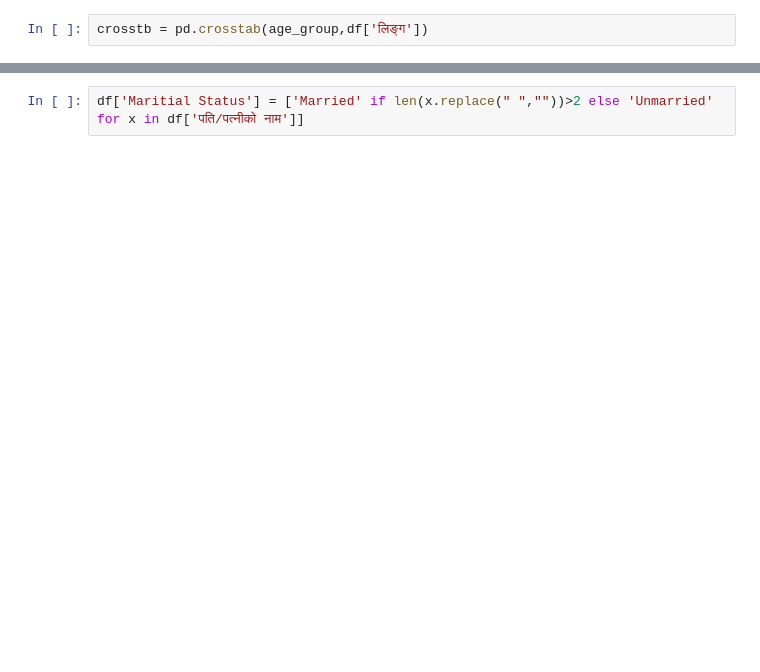
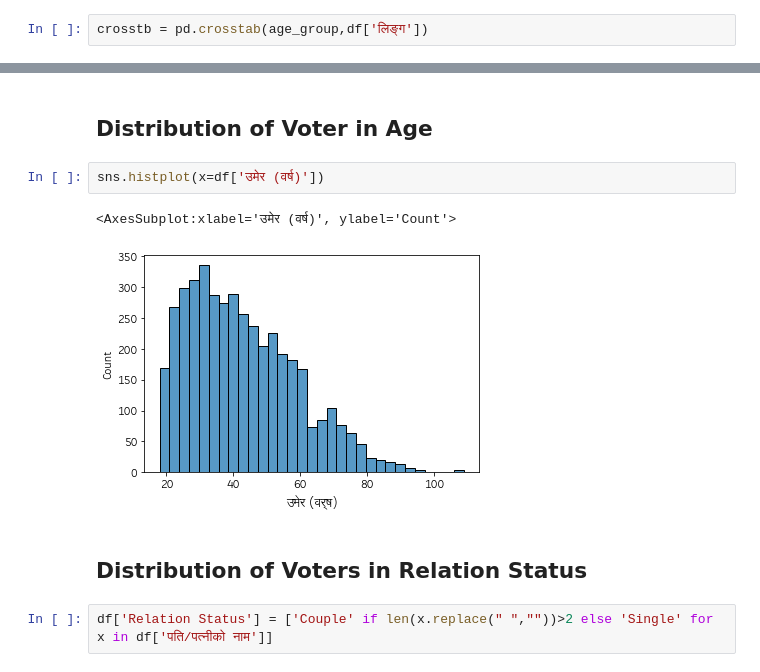
Before and after one commit to 0xmatriksh/electionvoters-analysis, a Jupyter notebook: analysis/Sunwal-1.ipynb, the cells around one changed output, grey strips where cells are left out. Cells and saved outputs as stored; diff of their text form; blank space fills up the shorter version.

```diff
--- a/analysis/Sunwal-1.ipynb
+++ b/analysis/Sunwal-1.ipynb
@@ -30,5 +78,14 @@ plt.show()
+# %% [markdown]
+## Distribution of Voter in Age
+# %%
+sns.histplot(x=df['उमेर (वर्ष)'])
+# %% [output]
+<AxesSubplot:xlabel='उमेर (वर्ष)', ylabel='Count'>
+[figure, added]
+# %% [markdown]
+## Distribution of Voters in Relation Status
 # %%
-df['Maritial Status'] = ['Married' if len(x.replace(" ",""))>2 else 'Unmarried' for x in df['पति/पत्नीको नाम']]
+df['Relation Status'] = ['Couple' if len(x.replace(" ",""))>2 else 'Single' for x in df['पति/पत्नीको नाम']]
 # %%
 plt.figure(figsize=(10,6))
 plt.rc('font',size=14)
```
Also changed, not shown: parts of 25 cells of this notebook.
